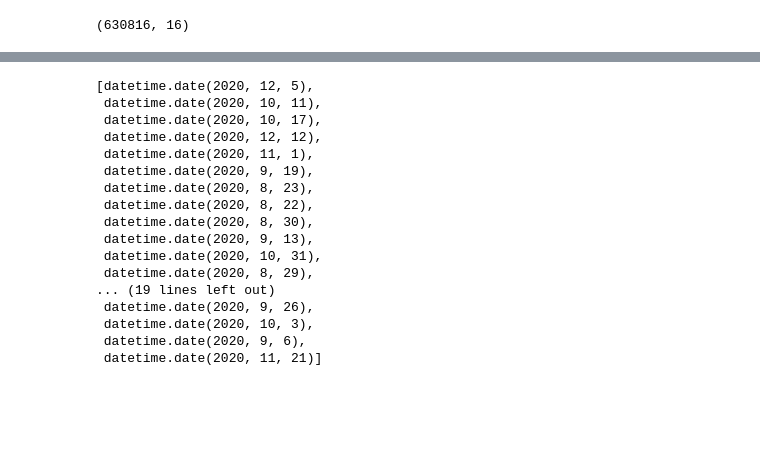
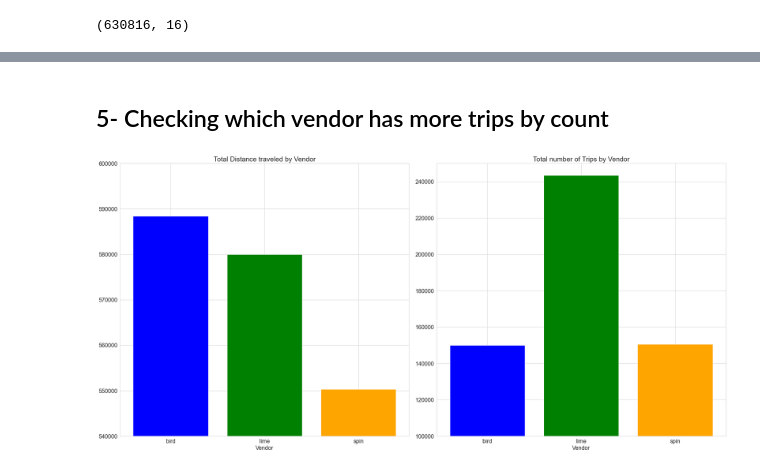
Before and after one commit to omar-alkc/E-scooter-2020, a Jupyter notebook: E-scooter notebook.ipynb, the cells around one changed output, grey strips where cells are left out. Cells and saved outputs as stored; diff of their text form; code cells hidden in the pictures; blank space fills up the shorter version.

```diff
--- a/E-scooter notebook.ipynb
+++ b/E-scooter notebook.ipynb
@@ -9,5 +11,5 @@ import datetime as dt
 # %%
-df = pd.read_csv("E-Scooter_Trips_-_2020.csv",parse_dates=['Start Time','End Time'])
+df = pd.read_csv("D:\Datasets\E-scooter trips 2020\E-Scooter_Trips_-_2020.csv",parse_dates=['Start Time','End Time'])
 # %%
 df.info()
 df.shape
@@ -87,0 +108,5 @@ print(df.head())
+# %%
+df['Trip Duration (min)'] = df['Trip Duration']/60
+df['Trip Distance (km)']=df['Trip Distance']/1000
+df['Trip Duration (h)'] = df['Trip Duration (min)']/60
+df['Avg. Speed (km/h)'] = df['Trip Distance (km)']/df['Trip Duration (h)']
@@ -106,25 +165,29 @@ print(df_by_vendor)
+# %% [markdown]
+## 5- Checking which vendor has more trips by count
+# %%
+df_by_vendor = df.groupby('Vendor').sum().reset_index()
+df_by_vendor_count = df.groupby('Vendor').count().reset_index()
+df_by_vendor_count.rename(columns={'Trip ID':'Trip'},inplace=True)
+fig,ax = plt.subplots(1,2)
+
+#First plot
+ax[0].bar(df_by_vendor['Vendor'],df_by_vendor['Trip Distance (km)'],color=['blue','g','orange'])
+ax[0].set_ylim(540000,600000)
+ax[0].set_title("Total Distance traveled by Vendor")
+ax[0].set_xlabel('Vendor')
+
+#second plot
+ax[1].bar(df_by_vendor_count['Vendor'],df_by_vendor_count['Trip'],color=['blue','g','orange'])
+ax[1].set_title("Total number of Trips by Vendor")
+ax[1].set_ylim(100000,250000)
+ax[1].set_xlabel('Vendor')
+
+plt.tight_layout()
+plt.show()
+# %% [output]
+[figure, added]
 # %%
 weekends =[]
 for i in range(0,len(df['Start Time'])):
     if df['Start Time'][i].day_name() in ["Saturday" , "Sunday"]:
         weekends.append(df['Start Time'][i].date())
-# %%
-list(set(weekends))
-# %% [output]
-[datetime.date(2020, 12, 5),
- datetime.date(2020, 10, 11),
- datetime.date(2020, 10, 17),
- datetime.date(2020, 12, 12),
- datetime.date(2020, 11, 1),
- datetime.date(2020, 9, 19),
- datetime.date(2020, 8, 23),
- datetime.date(2020, 8, 22),
- datetime.date(2020, 8, 30),
- datetime.date(2020, 9, 13),
- datetime.date(2020, 10, 31),
- datetime.date(2020, 8, 29),
-... (19 lines left out)
- datetime.date(2020, 9, 26),
- datetime.date(2020, 10, 3),
- datetime.date(2020, 9, 6),
- datetime.date(2020, 11, 21)]
```
Also changed, not shown: parts of 30 cells of this notebook.
